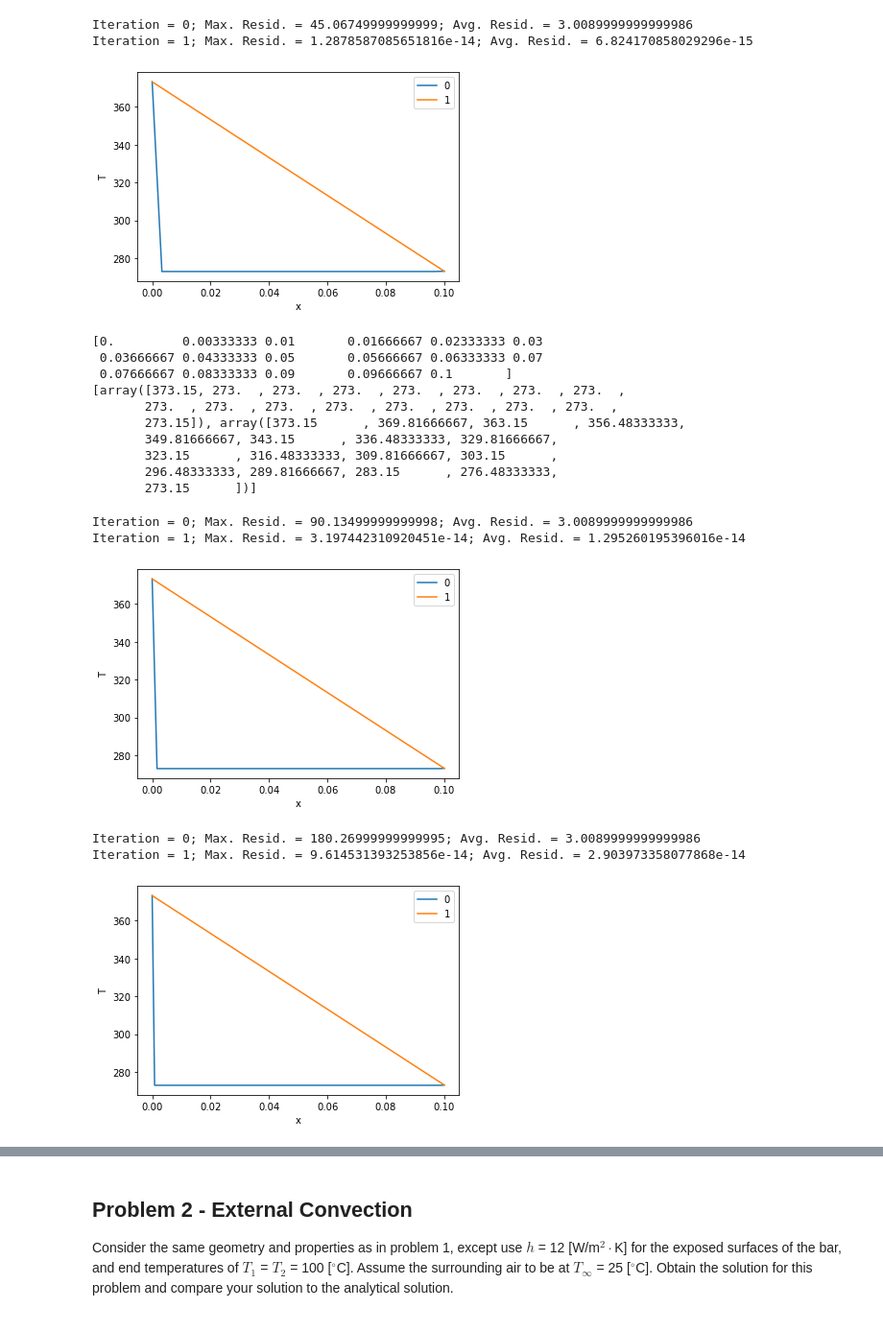
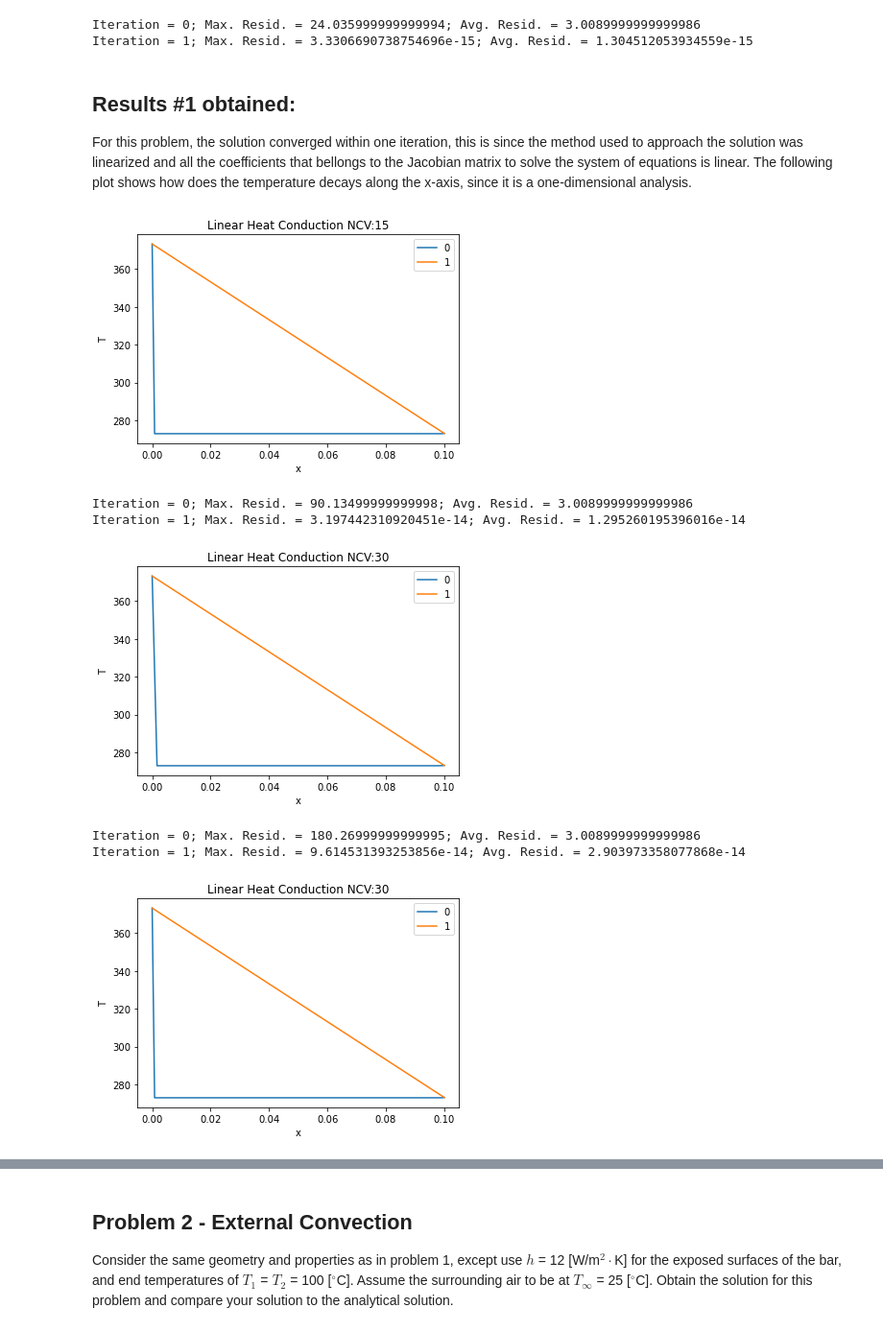
Before and after one commit to vflores4/Assignment1_VF, a Jupyter notebook: Assignment1_VF_New.ipynb, the cells around one changed output, grey strips where cells are left out. Shown: that part at 96% size. Cells and saved outputs as stored; diff of their text form; code cells hidden in the pictures.

```diff
--- a/Assignment1_VF_New.ipynb
+++ b/Assignment1_VF_New.ipynb
@@ -293,7 +293,7 @@ from numpy.linalg import norm
 lx = 0.1
 ly = 0.005
 lz = 0.005
-ncv = 15
+ncv = 8
 grid = Grid(lx, ly, lz, ncv)
 
 # Set the maximum number of iterations and convergence criterion
@@ -350,40 +350,35 @@ for i in range(maxIter):
     # Store the solution
     T_solns.append(np.copy(T))
 # %% [output]
-Iteration = 0; Max. Resid. = 45.06749999999999; Avg. Resid. = 3.0089999999999986
-Iteration = 1; Max. Resid. = 1.2878587085651816e-14; Avg. Resid. = 6.824170858029296e-15
+Iteration = 0; Max. Resid. = 24.035999999999994; Avg. Resid. = 3.0089999999999986
+Iteration = 1; Max. Resid. = 3.3306690738754696e-15; Avg. Resid. = 1.304512053934559e-15
+# %% [markdown]
+## Results #1 obtained:
+
+For this problem, the solution converged within one iteration, this is since the method used to approach the solution was linearized and all the coefficients that bellongs to the Jacobian matrix to solve the system of equations is linear. The following plot shows how does the temperature decays along the x-axis, since it is a one-dimensional analysis.
 # %%
 %matplotlib inline
 import matplotlib.pyplot as plt
 
 i = 0
 for T in T_solns:
 
     plt.plot(grid.xP, T, label=str(i))
     i += 1
 
+plt.title("Linear Heat Conduction NCV:15")
 plt.xlabel("x")
 plt.ylabel("T")
 plt.legend()
 plt.show()
 
 T_solns_1 = T_solns.copy()
 grid1_xP = grid.xP
 
-print(grid.xP)
-print(T_solns_1)
+#print(grid.xP)
+#print(T_solns_1)
 # %% [output]
-[figure, old version]
+[figure, new version]
-[0.         0.00333333 0.01       0.01666667 0.02333333 0.03
- 0.03666667 0.04333333 0.05       0.05666667 0.06333333 0.07
- 0.07666667 0.08333333 0.09       0.09666667 0.1       ]
-[array([373.15, 273.  , 273.  , 273.  , 273.  , 273.  , 273.  , 273.  ,
-       273.  , 273.  , 273.  , 273.  , 273.  , 273.  , 273.  , 273.  ,
-       273.15]), array([373.15      , 369.81666667, 363.15      , 356.48333333,
-       349.81666667, 343.15      , 336.48333333, 329.81666667,
-       323.15      , 316.48333333, 309.81666667, 303.15      ,
-       296.48333333, 289.81666667, 283.15      , 276.48333333,
-       273.15      ])]
 # %%
 #Problem 1 for a number of control volumes of 30
 
@@ -463,6 +458,7 @@ for T in T_solns:
     plt.plot(grid.xP, T, label=str(i))
     i += 1
 
+plt.title("Linear Heat Conduction NCV:30")
 plt.xlabel("x")
 plt.ylabel("T")
 plt.legend()
@@ -471,7 +467,7 @@ plt.show()
 T_solns_2 = T_solns.copy()
 grid2_xP=grid.xP
 # %% [output]
-[figure, old version]
+[figure, new version]
 # %%
 #Problem 1 for a number of control volumes of 60
 
@@ -550,7 +546,7 @@ for T in T_solns:
 
     plt.plot(grid.xP, T, label=str(i))
     i += 1
-
+plt.title("Linear Heat Conduction NCV:60")
 plt.xlabel("x")
 plt.ylabel("T")
 plt.legend()
@@ -559,7 +555,7 @@ plt.show()
 T_solns_3 = T_solns.copy()
 grid3_xP=grid.xP
 # %% [output]
-[figure, old version]
+[figure, new version]
 # %%
 %matplotlib inline
 import matplotlib.pyplot as plt
```
Also changed, not shown: parts of 34 cells of this notebook.
